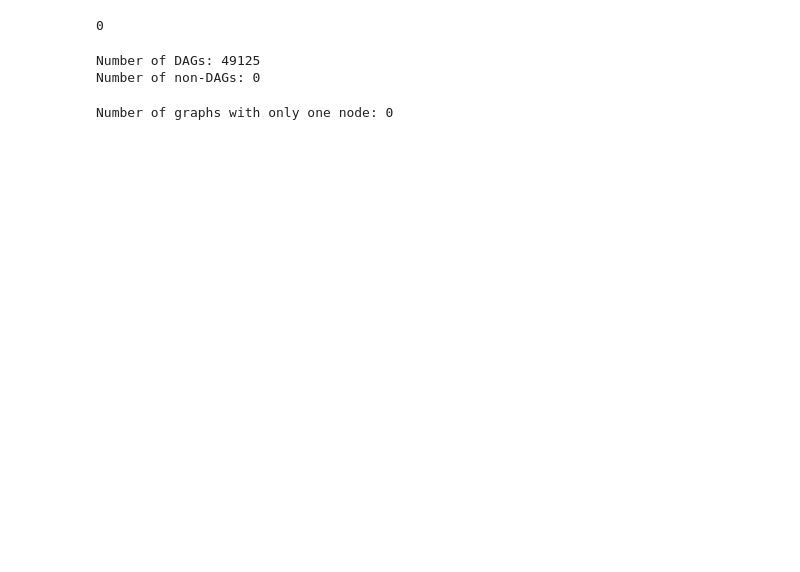
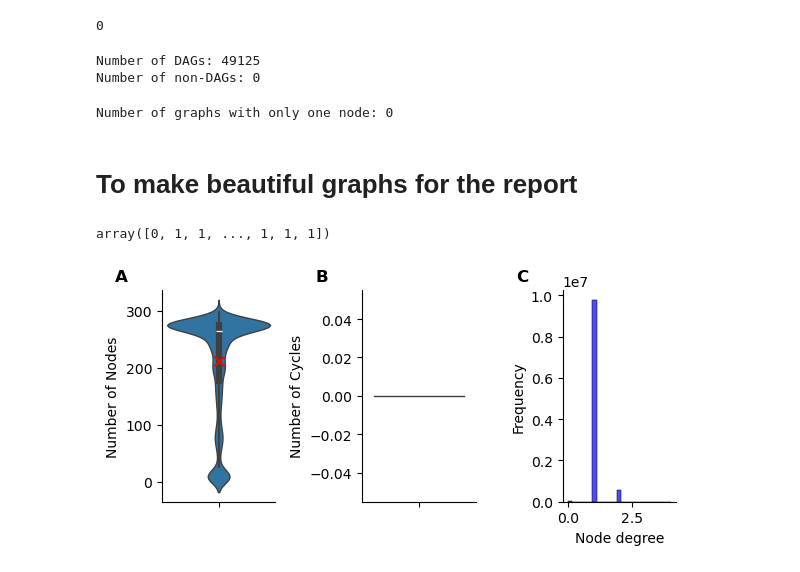
Before and after one commit to lucasmurray97/graph_scenarios, a Jupyter notebook: src/preliminary_analysis/eda.ipynb, the cells around one changed output. Drawn from its saved outputs; the diff is of its cells as text; code cells hidden in the pictures; blank space fills up the shorter version.

Commit message:
New clustering + new figure

```diff
--- a/src/preliminary_analysis/eda.ipynb
+++ b/src/preliminary_analysis/eda.ipynb
@@ -226,3 +226,53 @@ for graph in graphs:
 print(f'Number of graphs with only one node: {one_node_count}')
 # %% [output]
 Number of graphs with only one node: 0
+# %% [markdown]
+# To make beautiful graphs for the report
+# %%
+in_degrees_flat
+# %% [output]
+array([0, 1, 1, ..., 1, 1, 1])
+# %%
+import seaborn as sns
+
+
+# Create subplots
+fig, axs = plt.subplots(1, 3, figsize=(6, 3))
+
+
+# Violin plot for number of nodes
+sns.violinplot(ax=axs[0], data=num_nodes_list, inner="box", linewidth=1)
+#axs[0].set_title('Number of Nodes')
+axs[0].set_ylabel('Number of Nodes')
+mean_value = np.mean(num_nodes_list)
+axs[0].scatter(0, mean_value, color='red', marker='x', s=50, label='Mean', zorder=3)
+#axs[0].legend(loc='upper right')  # Add legend for clarity
+
+# Violin plot for number of cycles
+sns.violinplot(ax=axs[1], data=num_cycles_list, inner="box", linewidth=1)
+#axs[1].set_title('Number of Cycles')
+axs[1].set_ylabel('Number of Cycles')
+
+# Violin plot for degrees
+sns.histplot(ax=axs[2], data=in_degrees_flat, color='blue', alpha=0.7)
+#axs[2].set_title('Deegree ')
+axs[2].set_xlabel('Node degree')
+axs[2].set_ylabel('Frequency')
+
+# Adjust layout
+plt.tight_layout()
+labels = ['A', 'B', 'C']
+for ax, label in zip(axs, labels):
+    ax.text(-0.3, 1.1, label, transform=ax.transAxes,
+            fontsize=12, fontweight='bold', va='top', ha='right')
+sns.despine()
+plt.savefig(
+    "Figure_1.pdf",  # Nom du fichier
+    format="pdf",             # Format PDF
+    dpi=300,                  # Résolution haute (300 DPI standard)
+    bbox_inches="tight",      # Ajuste les marges autour de la figure
+    pad_inches=0.05           # Réduit l'espace ajouté autour de la figure
+)
+plt.show()
+# %% [output]
+[figure, added]
```
Also changed, not shown: parts of 2 cells of this notebook, 1 other file.
